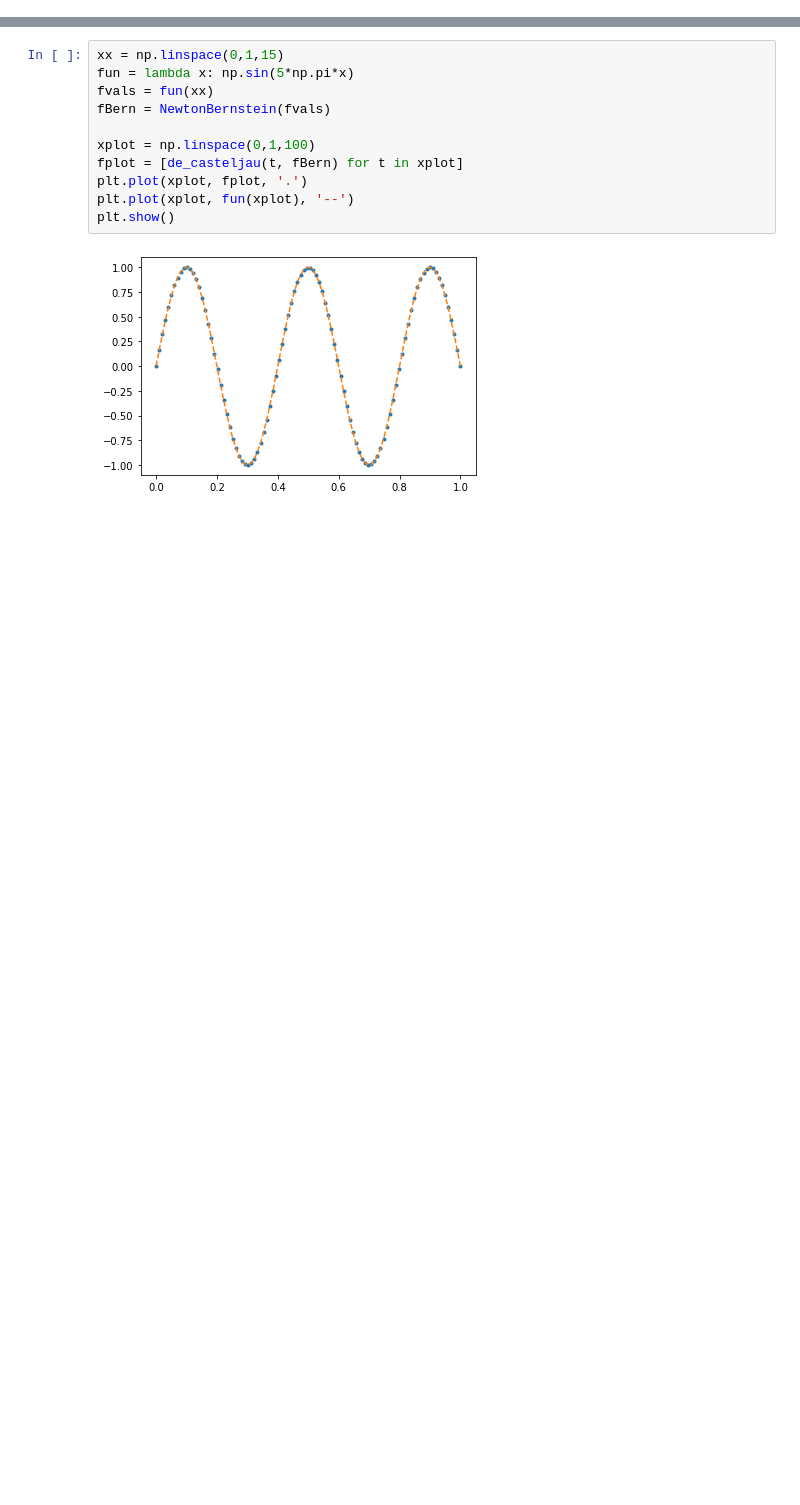
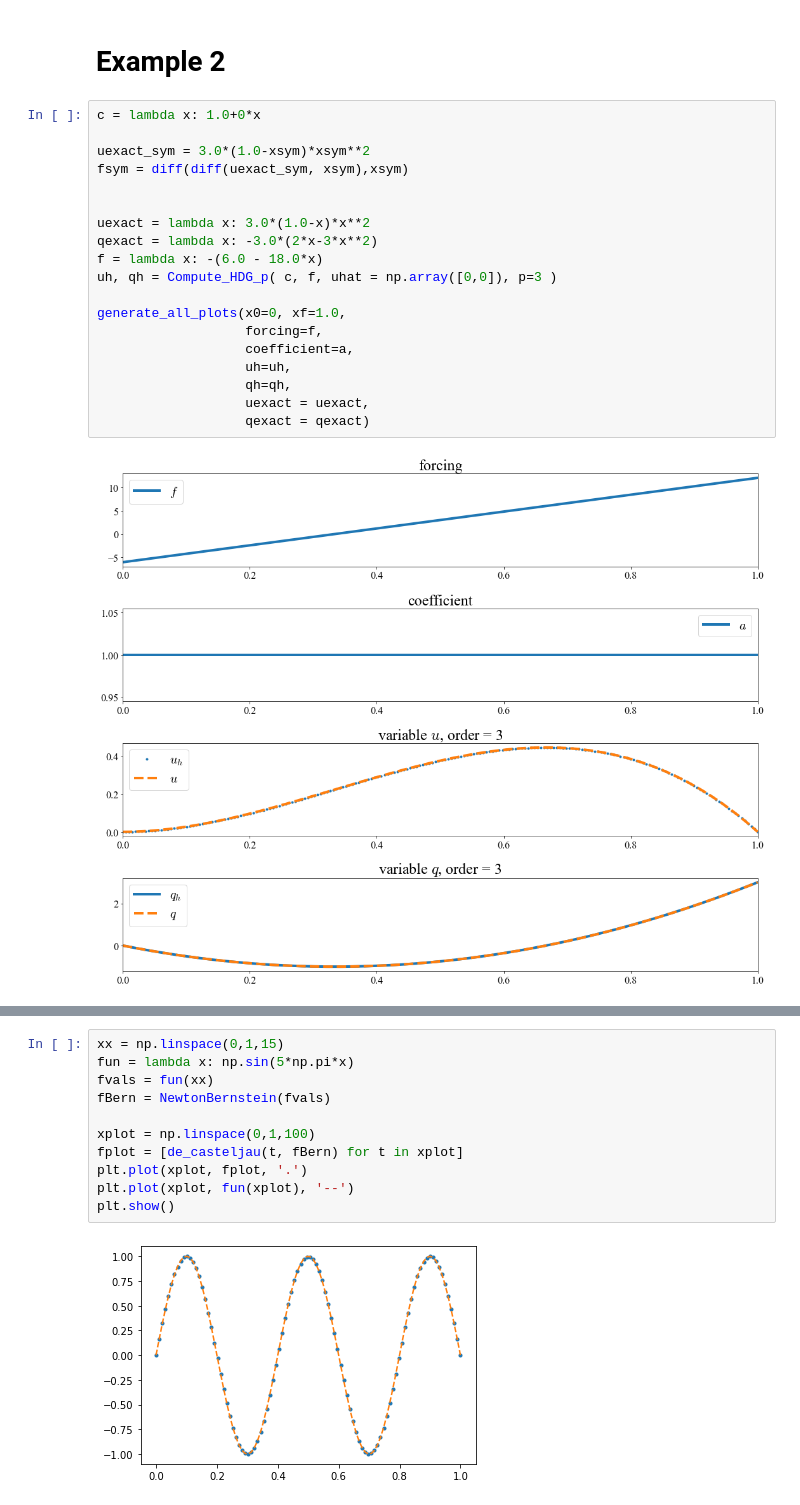
Before and after one commit to ManuelSanchezUribe/hdgmethods, a Jupyter notebook: HDG_Poisson/test_one_element_HDG.ipynb, the cells around one changed output, grey strips where cells are left out. Cells and saved outputs as stored; diff of their text form; blank space fills up the shorter version.

```diff
--- a/HDG_Poisson/test_one_element_HDG.ipynb
+++ b/HDG_Poisson/test_one_element_HDG.ipynb
@@ -198,0 +252,23 @@ def plot_hdg1d(mesh, p, qh, uh, uhat, u, q):
+# %% [markdown]
+# Example 2
+# %%
+c = lambda x: 1.0+0*x
+
+uexact_sym = 3.0*(1.0-xsym)*xsym**2
+fsym = diff(diff(uexact_sym, xsym),xsym)
+
+
+uexact = lambda x: 3.0*(1.0-x)*x**2
+qexact = lambda x: -3.0*(2*x-3*x**2)
+f = lambda x: -(6.0 - 18.0*x)
+uh, qh = Compute_HDG_p( c, f, uhat = np.array([0,0]), p=3 )
+
+generate_all_plots(x0=0, xf=1.0,
+                   forcing=f,
+                   coefficient=a,
+                   uh=uh,
+                   qh=qh,
+                   uexact = uexact,
+                   qexact = qexact)
+# %% [output]
+[figure, added]
```
Also changed, not shown: parts of 26 cells of this notebook, 2 other files.
